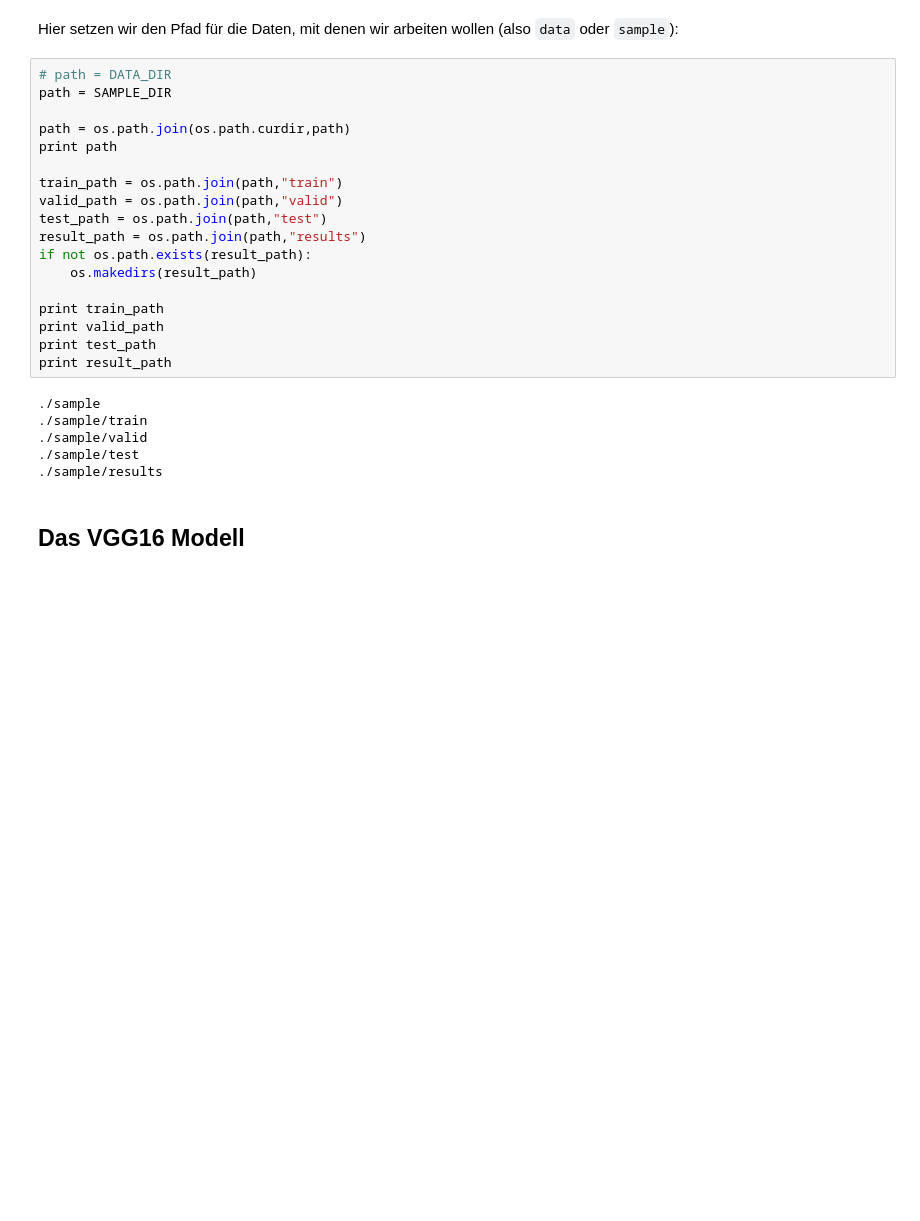
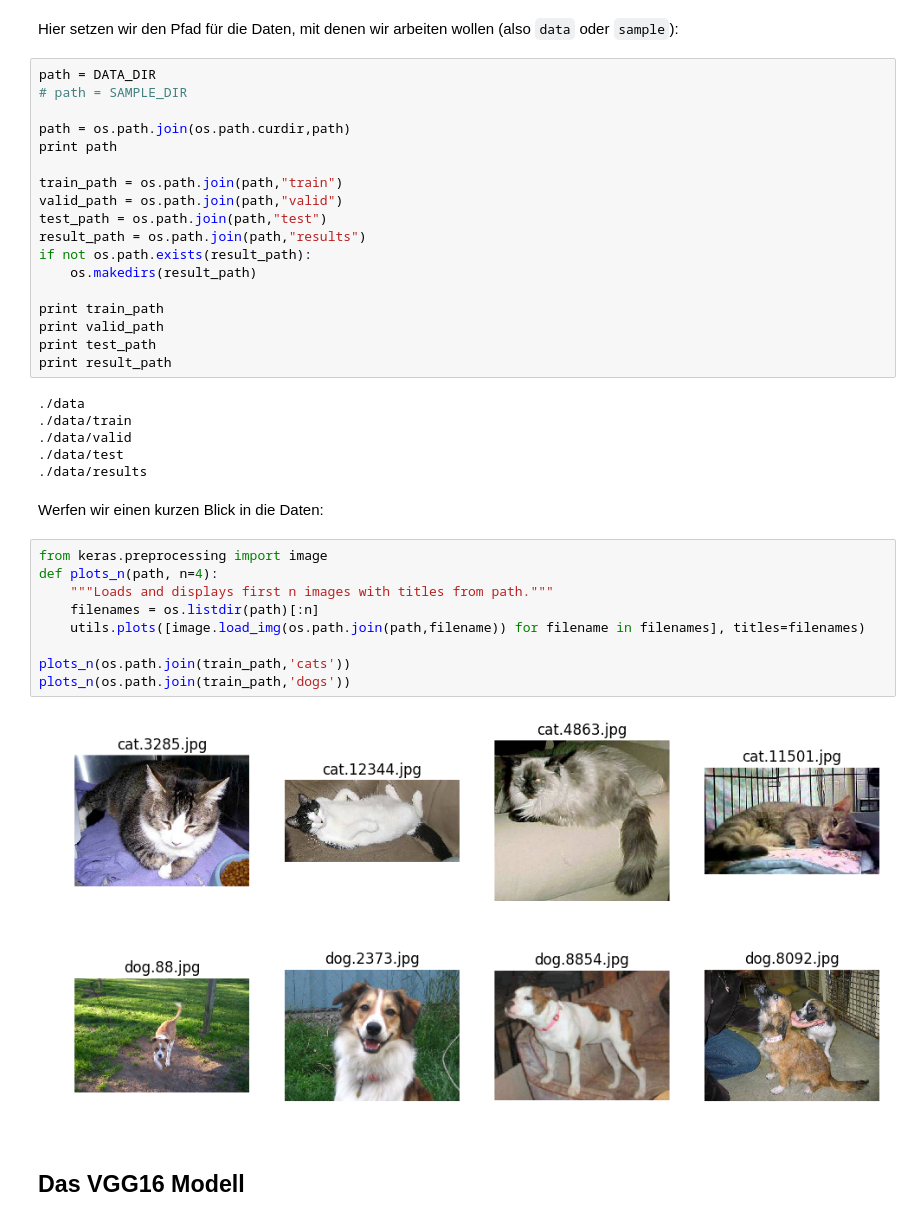
Before and after one commit to uma1966/dl-workshop, a Jupyter notebook: cats-vs-dogs.ipynb, the cells around one changed output. Drawn from its saved outputs; the diff is of its cells as text; blank space fills up the shorter version.

Commit message:
show some input data on data preparation

```diff
--- a/cats-vs-dogs.ipynb
+++ b/cats-vs-dogs.ipynb
@@ -151,8 +167,8 @@ Using Theano backend.
 # %% [markdown]
 Hier setzen wir den Pfad für die Daten, mit denen wir arbeiten wollen (also `data` oder `sample`):
 # %%
-# path = DATA_DIR
-path = SAMPLE_DIR
+path = DATA_DIR
+# path = SAMPLE_DIR
 
 path = os.path.join(os.path.curdir,path)
 print path
@@ -169,11 +185,25 @@ print valid_path
 print test_path
 print result_path
 # %% [output]
-./sample
-./sample/train
-./sample/valid
-./sample/test
-./sample/results
+./data
+./data/train
+./data/valid
+./data/test
+./data/results
+# %% [markdown]
+Werfen wir einen kurzen Blick in die Daten:
+# %%
+from keras.preprocessing import image
+def plots_n(path, n=4):
+    """Loads and displays first n images with titles from path."""
+    filenames = os.listdir(path)[:n]
+    utils.plots([image.load_img(os.path.join(path,filename)) for filename in filenames], titles=filenames)
+
+plots_n(os.path.join(train_path,'cats'))
+plots_n(os.path.join(train_path,'dogs'))
+# %% [output]
+[figure, added]
+[figure, added]
 # %% [markdown]
 ## Das VGG16 Modell
 # %% [markdown]
```
Also changed, not shown: parts of 12 cells of this notebook.
